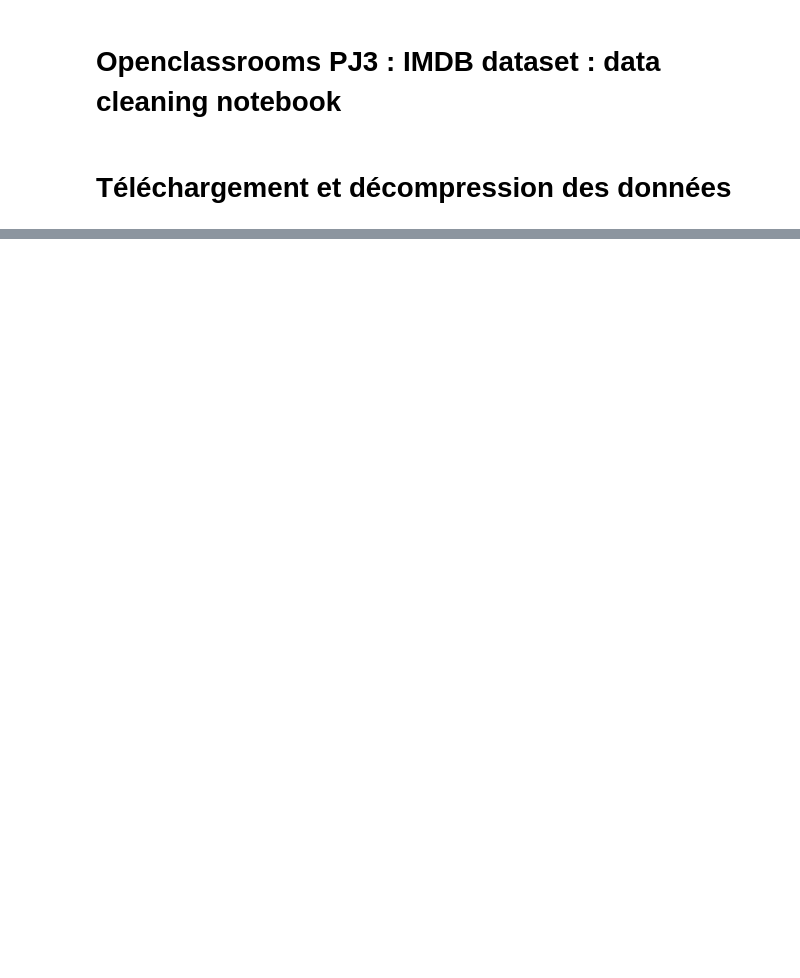
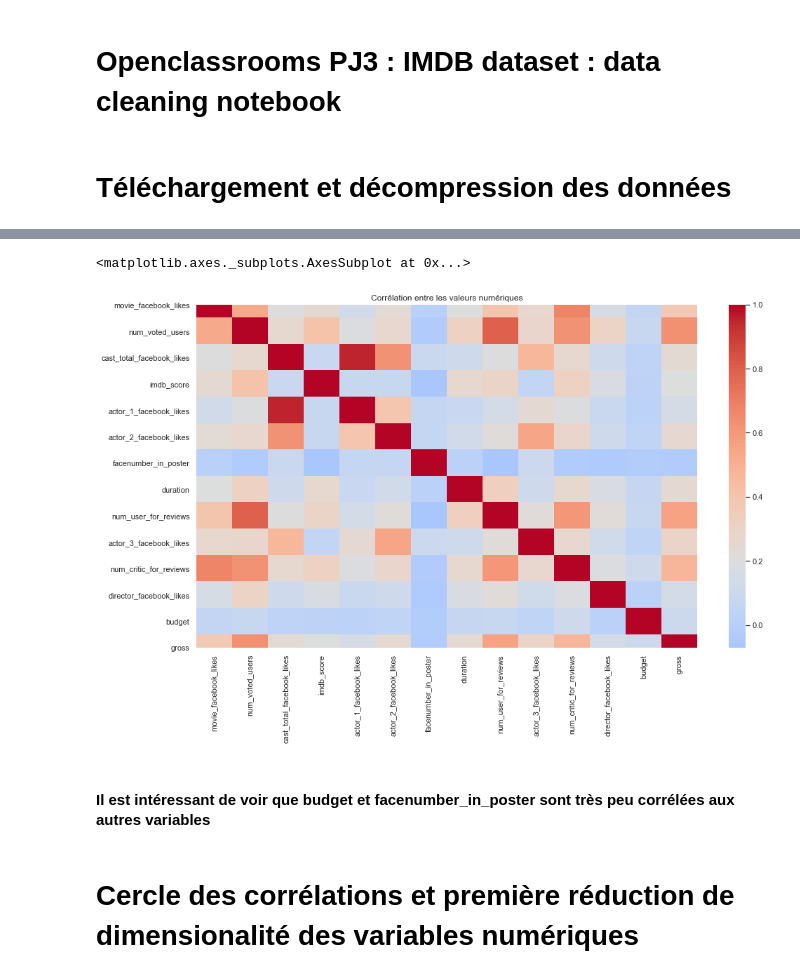
Before and after one commit to Severac/openclassrooms, a Jupyter notebook: PJ3/PJ3_dataclean.ipynb, the cells around one changed output, grey strips where cells are left out. Saved outputs shown, nothing was run; the diff lists cells and outputs as text; code cells hidden in the pictures; blank space fills up the shorter version.

```diff
--- a/PJ3/PJ3_dataclean.ipynb
+++ b/PJ3/PJ3_dataclean.ipynb
@@ -52,0 +264,2 @@ if (DOWNLOAD_DATA == True):
+# %%
+corr_matrix = df.corr()
@@ -52,0 +284,13 @@ if (DOWNLOAD_DATA == True):
+# %%
+
+plt.title('Corrélation entre les valeurs numériques')
+sns.heatmap(corr_matrix[numerical_features].loc[numerical_features],
+        xticklabels=corr_matrix[numerical_features].loc[numerical_features].columns,
+        yticklabels=corr_matrix[numerical_features].loc[numerical_features].columns, cmap='coolwarm', center=0.20)
+# %% [output]
+<matplotlib.axes._subplots.AxesSubplot at 0x...>
+[figure, added]
+# %% [markdown]
+#### Il est intéressant de voir que budget et facenumber_in_poster sont très peu corrélées aux autres variables
+# %% [markdown]
+# Cercle des corrélations et première réduction de dimensionalité des variables numériques
```
Also changed, not shown: parts of 40 cells of this notebook, 8 other files.
